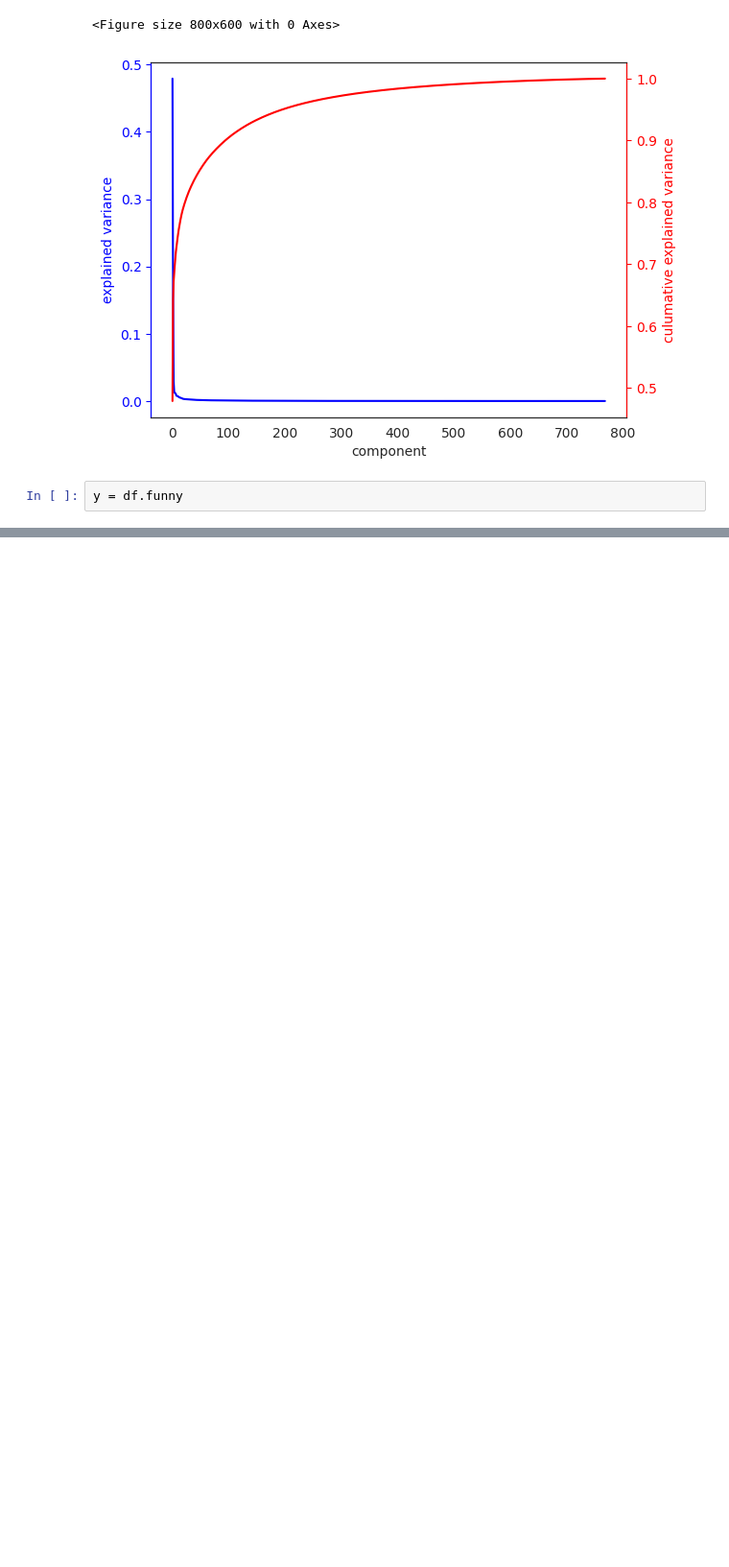
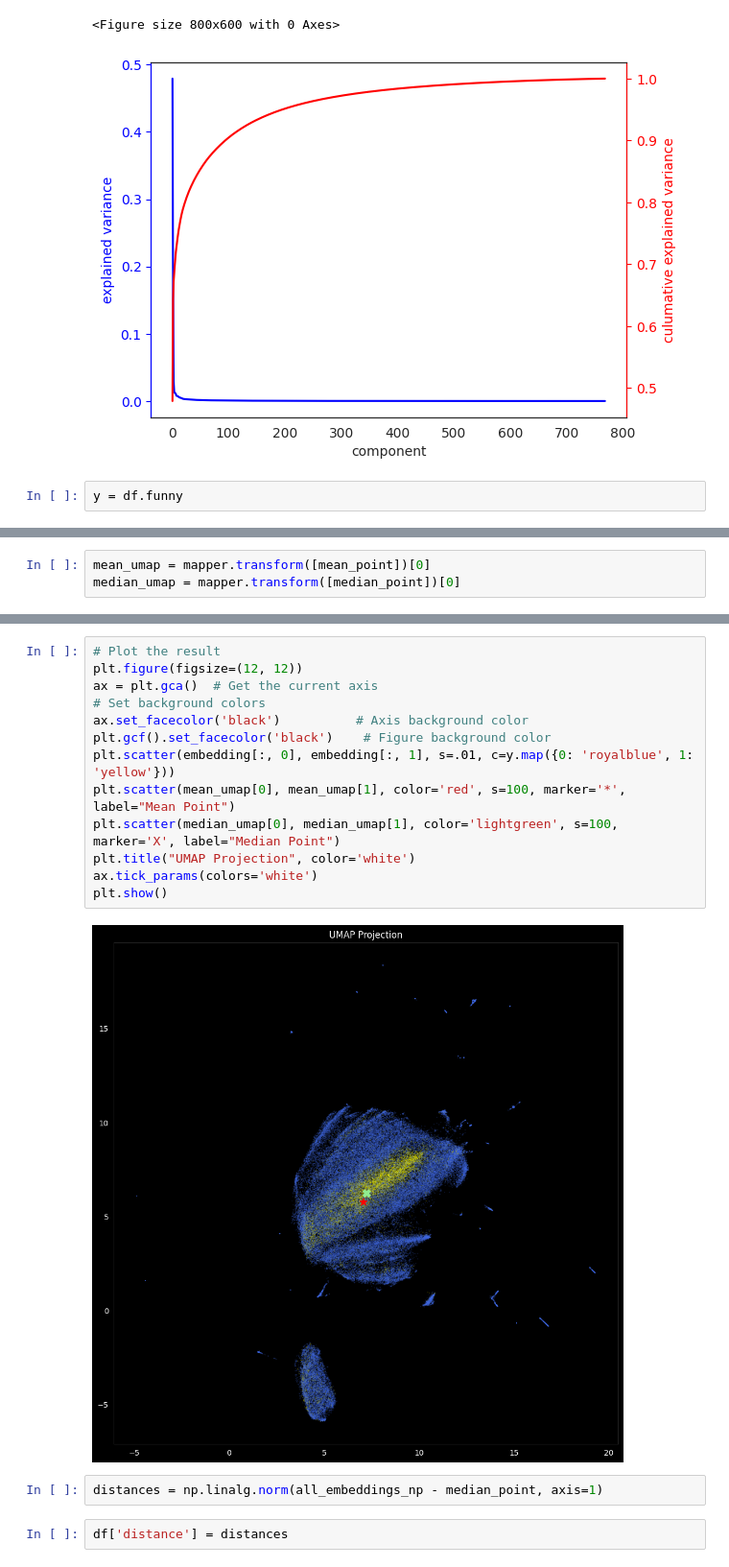
Before and after one commit to mikachou/funnypress-data-study, a Jupyter notebook: notebooks/02_analyse_2_3_bert.ipynb, the cells around one changed output, grey strips where cells are left out. Shown at 96% size. Drawn from its saved outputs; the diff is of its cells as text; blank space fills up the shorter version.

```diff
--- a/notebooks/02_analyse_2_3_bert.ipynb
+++ b/notebooks/02_analyse_2_3_bert.ipynb
@@ -135,0 +155,3 @@ umap.plot.points(mapper, labels=y, background='black', color_key_cmap='spring',
+# %%
+mean_umap = mapper.transform([mean_point])[0]
+median_umap = mapper.transform([median_point])[0]
@@ -135,0 +181,19 @@ umap.plot.points(mapper, labels=y, background='black', color_key_cmap='spring',
+# %%
+# Plot the result
+plt.figure(figsize=(12, 12))
+ax = plt.gca()  # Get the current axis
+# Set background colors
+ax.set_facecolor('black')          # Axis background color
+plt.gcf().set_facecolor('black')    # Figure background color
+plt.scatter(embedding[:, 0], embedding[:, 1], s=.01, c=y.map({0: 'royalblue', 1: 'yellow'}))
+plt.scatter(mean_umap[0], mean_umap[1], color='red', s=100, marker='*', label="Mean Point")
+plt.scatter(median_umap[0], median_umap[1], color='lightgreen', s=100, marker='X', label="Median Point")
+plt.title("UMAP Projection", color='white')
+ax.tick_params(colors='white')
+plt.show()
+# %% [output]
+[figure, added]
+# %%
+distances = np.linalg.norm(all_embeddings_np - median_point, axis=1)
+# %%
+df['distance'] = distances
```
Also changed, not shown: parts of 13 cells of this notebook.
